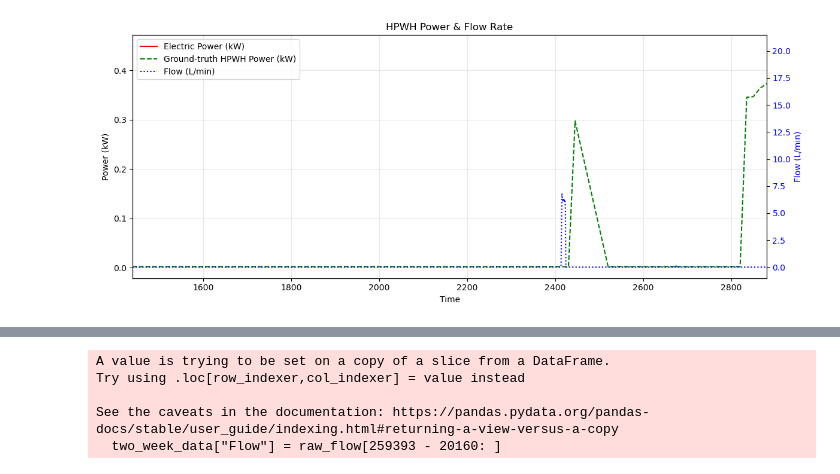
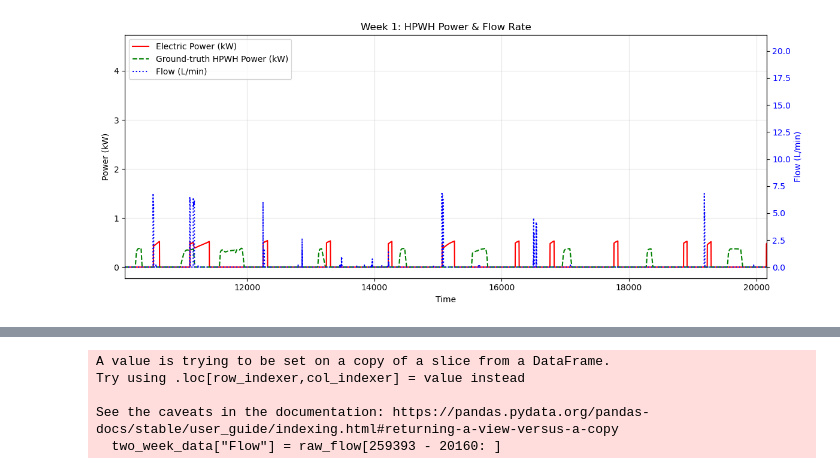
Before and after one commit to NREL/OCHRE, a Jupyter notebook: bin/generate_graphics.ipynb, the cells around one changed output, grey strips where cells are left out. Cells and saved outputs as stored; diff of their text form; code cells hidden in the pictures.

Commit message:
Altered for Low Power Use

```diff
--- a/bin/generate_graphics.ipynb
+++ b/bin/generate_graphics.ipynb
@@ -14,6 +14,6 @@ node_12 = pd.read_csv(f"constant_setpoint_90023\\output_site_90023_51_5.56_12.cs
 import pandas as pd
 site_number = 1
 
-data = pd.read_csv(f"output_site_120V_1_(L)_48.9.csv")
+data = pd.read_csv(f"120V_site_output\\output_site_120V_1_(L)_48.9.csv")
 data_ground = pd.read_csv(f'..\\ochre\\defaults\\Input Files\\Temperature Values\\120V_temperatures_{site_number}.csv')
 # %%
@@ -65,37 +172,45 @@ flow = data_ground['flow_L_per_min']
 
 import pandas as pd
 import matplotlib.pyplot as plt
 
 import matplotlib.pyplot as plt
 
-day = 1
+day = 0
+week = 0
+month = 0
+data_len = len(data.index)
 
 fig, ax1 = plt.subplots(figsize=(12, 5))
 
 # Primary axis - power variables
 
 #ax1.plot(data_backup.index, backup_pwr, color='orange', label='Hot Water Delivered (kW)')
-ax1.plot(data.index, data["Water Heating Electric Power (kW)"], color='red', label='Electric Power (kW)')
-ax1.plot(data.index, ground_pwr, color='green', label='Ground-truth HPWH Power (kW)', linestyle='dashed')
+ax1.plot(data.index, data['Water Heating Electric Power (kW)'], color='red', label='Electric Power (kW)')
+ax1.plot(data.index, ground_pwr[0:data_len], color='green', label='Ground-truth HPWH Power (kW)', linestyle='dashed')
 ax1.set_ylabel('Power (kW)')
 ax1.set_xlabel('Time')
 ax1.grid(True, alpha=0.3)
 
 # Secondary axis - flow
 ax2 = ax1.twinx()
-ax2.plot(data.index, flow, color='blue', label='Flow (L/min)', linestyle='dotted')
+ax2.plot(data.index, data['Draw Data'], color='blue', label='Flow (L/min)', linestyle='dotted')
 ax2.set_ylabel('Flow (L/min)', color='blue')
 ax2.tick_params(axis='y', labelcolor='blue')
 
 # Combined legend
 lines1, labels1 = ax1.get_legend_handles_labels()
 lines2, labels2 = ax2.get_legend_handles_labels()
 ax1.legend(lines1 + lines2, labels1 + labels2, loc='upper left')
 
-ax1.set_xlim(day * MINUTES_PER_DAY, day * MINUTES_PER_DAY +  MINUTES_PER_DAY)
+ax1.set_xlim(week * 7 * MINUTES_PER_DAY, week * 7 * MINUTES_PER_DAY +  7 * MINUTES_PER_DAY)
 
-plt.title('HPWH Power & Flow Rate')
+plt.title(f'Week {week}: HPWH Power & Flow Rate')
+
+# ax1.set_xlim(month * 30 * MINUTES_PER_DAY, month * 30 *  MINUTES_PER_DAY +   30 * MINUTES_PER_DAY)
+
+# plt.title(f'Month {month}: HPWH Power & Flow Rate')
+
 plt.tight_layout()
 plt.show()
 # %% [output]
-[figure, old version]
+[figure, new version]
```
Also changed, not shown: parts of 10 cells of this notebook, 2 other files.
